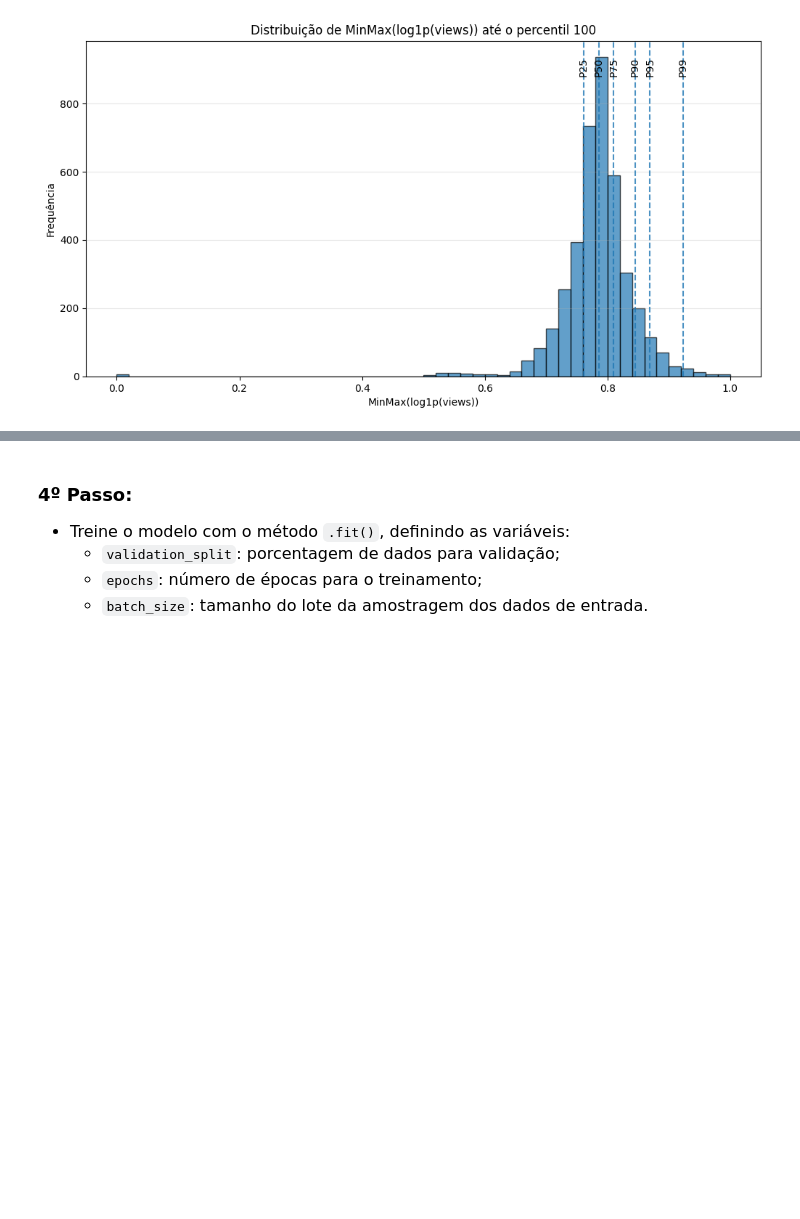
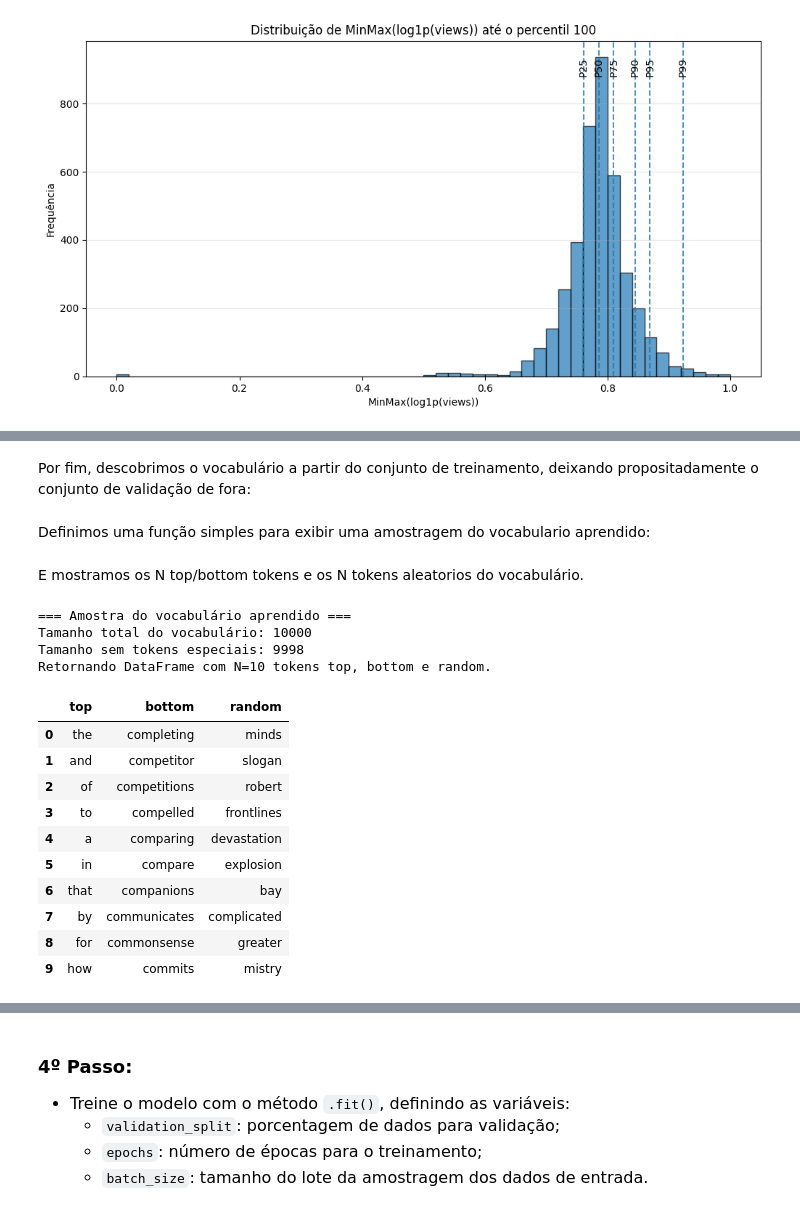
Before and after one commit to gilcesarf/imd1107-202601, a Jupyter notebook: 3-unidade/atividade1.ipynb, the cells around one changed output, grey strips where cells are left out. Drawn from its saved outputs; the diff is of its cells as text; code cells hidden in the pictures; blank space fills up the shorter version.

```diff
--- a/3-unidade/atividade1.ipynb
+++ b/3-unidade/atividade1.ipynb
@@ -297,0 +329,11 @@ Podemos observar que o formato do histograma continua igual ao anterior, modific
+# %%
+def Preprocessor(x):
+
+    x = tf.strings.lower(x)
+    x = tf.strings.regex_replace(x, r"[^\w\s]", "")
+    x = tf.strings.regex_replace(x, r" {2,}", " ")
+    x = tf.strings.strip(x)
+
+    return x
+
+print (Preprocessor("   Hello,   the  world's  !   ").numpy().decode("utf-8"))
@@ -297,0 +372,2 @@ Podemos observar que o formato do histograma continua igual ao anterior, modific
+# %% [markdown]
+Por fim, descobrimos o vocabulário a partir do conjunto de treinamento, deixando propositadamente o conjunto de validação de fora:
@@ -298,2 +376,56 @@ Podemos observar que o formato do histograma continua igual ao anterior, modific
+# %% [markdown]
+Definimos uma função simples para exibir uma amostragem do vocabulario aprendido:
+# %%
+def mostrar_amostra_vocabulario(vocab, n=10, random_state=42):
+    tokens_especiais = ["", "[UNK]"]
+
+    vocab_tokens = [
+        str(token) for token in vocab
+        if token not in tokens_especiais
+    ]
+
+    n = min(n, len(vocab_tokens))
+
+    rng = np.random.default_rng(random_state)
+
+    df_vocab = pd.DataFrame({
+        "top": vocab_tokens[:n],
+        "bottom": vocab_tokens[-n:],
+        "random": rng.choice(vocab_tokens, size=n, replace=False).tolist()
+    })
+
+    print("=== Amostra do vocabulário aprendido ===")
+    print(f"Tamanho total do vocabulário: {len(vocab)}")
+    print(f"Tamanho sem tokens especiais: {len(vocab_tokens)}")
+    print(f"Retornando DataFrame com N={n} tokens top, bottom e random.")
+
+    return df_vocab
+# %% [markdown]
+E mostramos os N top/bottom tokens e os N tokens aleatorios do vocabulário.
+# %%
+N=10
+df_vocab = mostrar_amostra_vocabulario(
+    text_vectorizer.get_vocabulary(),
+    n=N,
+    random_state=RANDOM_STATE
+)
+
+df_vocab.head(N)
+# %% [output]
+=== Amostra do vocabulário aprendido ===
+Tamanho total do vocabulário: 10000
+Tamanho sem tokens especiais: 9998
+Retornando DataFrame com N=10 tokens top, bottom e random.
+|  | top | bottom | random |
+| 0 | the | completing | minds |
+| 1 | and | competitor | slogan |
+| 2 | of | competitions | robert |
+| 3 | to | compelled | frontlines |
+| 4 | a | comparing | devastation |
+| 5 | in | compare | explosion |
+| 6 | that | companions | bay |
+| 7 | by | communicates | complicated |
+| 8 | for | commonsense | greater |
+| 9 | how | commits | mistry |
 # %% [markdown]
 ### **3º Passo:**
```
Also changed, not shown: parts of 35 cells of this notebook.
